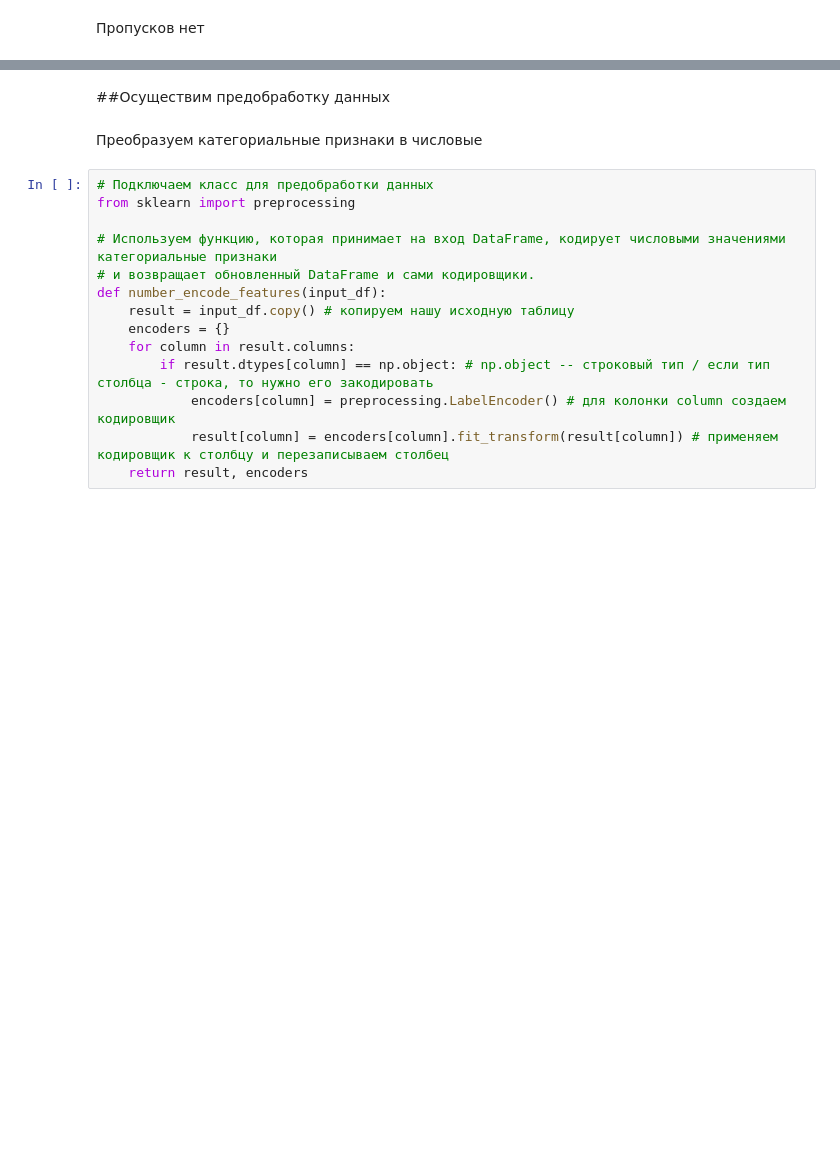
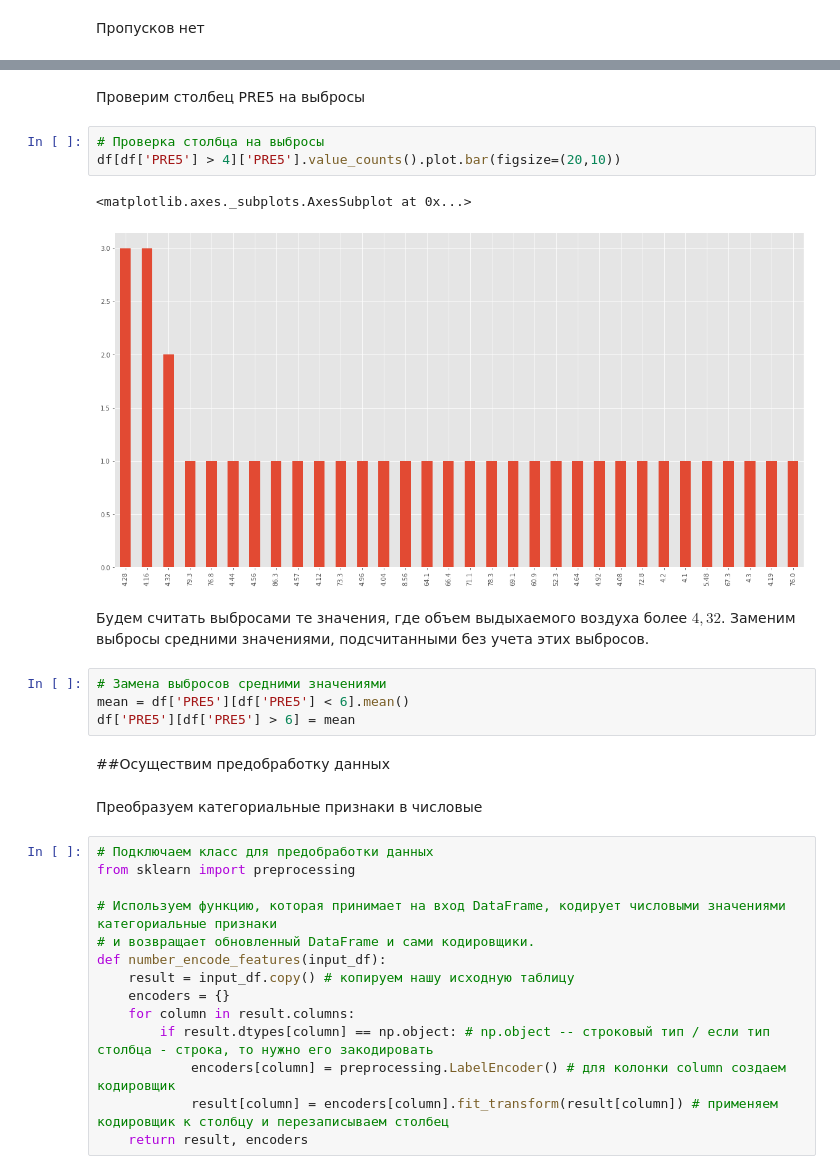
Before and after one commit to alexmal2804/hwds, a Jupyter notebook: Копия_блокнота_"Большое_ДЗ_2_ipynb".ipynb, the cells around one changed output, grey strips where cells are left out. Saved outputs shown, nothing was run; the diff lists cells and outputs as text; blank space fills up the shorter version.

```diff
--- a/Копия_блокнота_"Большое_ДЗ_2_ipynb".ipynb
+++ b/Копия_блокнота_"Большое_ДЗ_2_ipynb".ipynb
@@ -101,3 +110,17 @@ df.describe()
+# %% [markdown]
+Проверим столбец PRE5 на выбросы
+# %%
+# Проверка столбца на выбросы
+df[df['PRE5'] > 4]['PRE5'].value_counts().plot.bar(figsize=(20,10))
+# %% [output]
+<matplotlib.axes._subplots.AxesSubplot at 0x...>
+[figure, added]
+# %% [markdown]
+Будем считать выбросами те значения, где объем выдыхаемого воздуха более  $4,32$. Заменим выбросы средними значениями, подсчитанными без учета этих выбросов.
+# %%
+# Замена выбросов средними значениями
+mean = df['PRE5'][df['PRE5'] < 6].mean()
+df['PRE5'][df['PRE5'] > 6] = mean
 # %% [markdown]
 ##Осуществим предобработку данных
 # %% [markdown]
```
Also changed, not shown: parts of 38 cells of this notebook.
